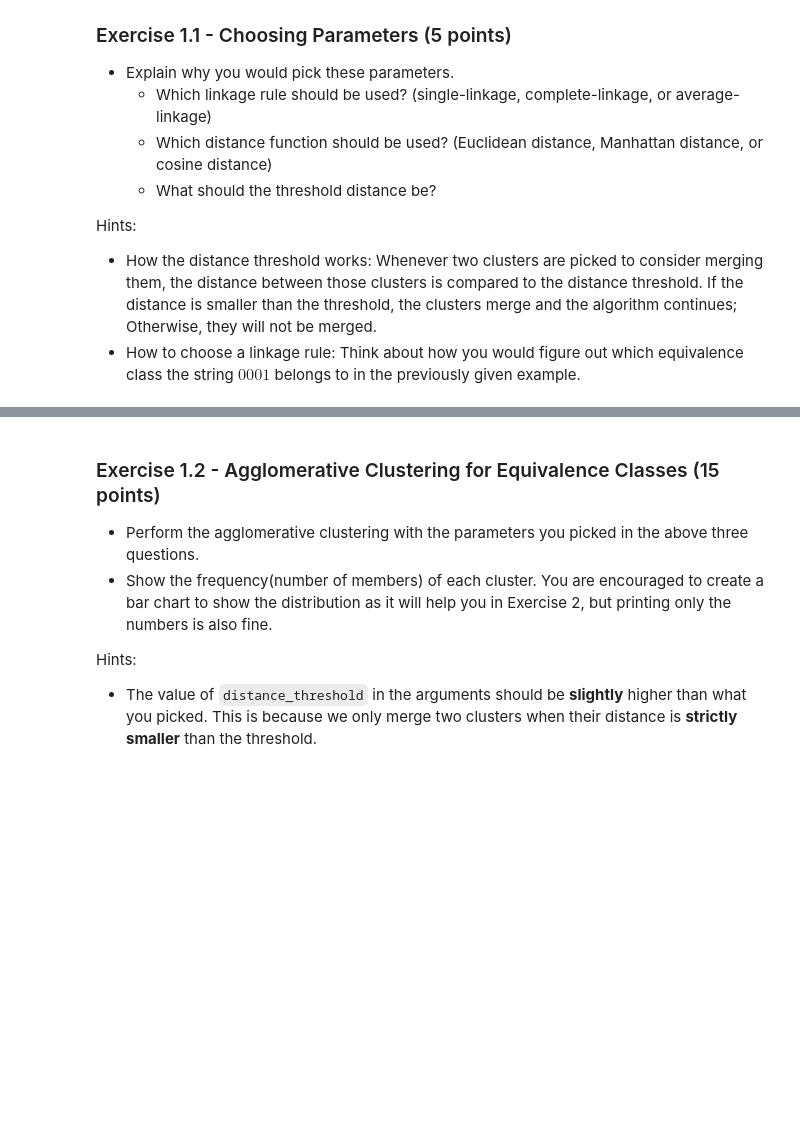
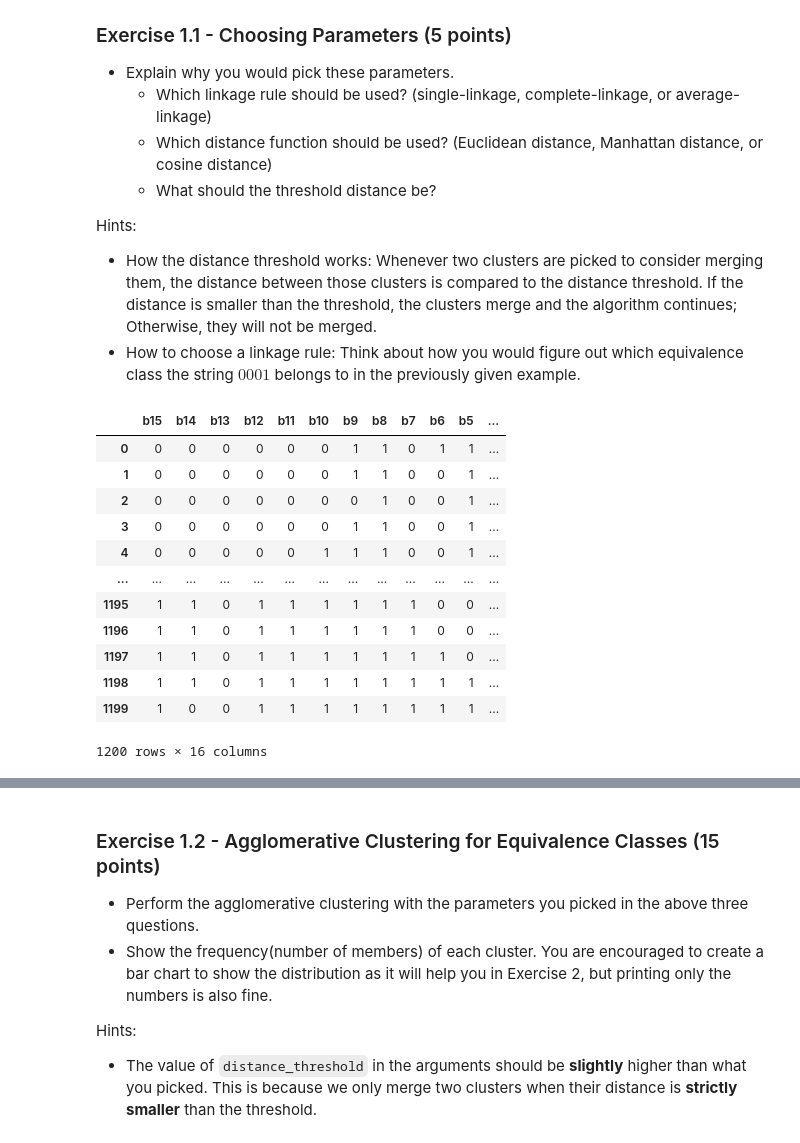
Before and after one commit to rijanowitz/cse151a-hw3, a Jupyter notebook: Clustering_and_Dimensional_Reduction.ipynb, the cells around one changed output, grey strips where cells are left out. Saved outputs shown, nothing was run; the diff lists cells and outputs as text; code cells hidden in the pictures; blank space fills up the shorter version.

```diff
--- a/Clustering_and_Dimensional_Reduction.ipynb
+++ b/Clustering_and_Dimensional_Reduction.ipynb
@@ -65,4 +73,20 @@ Hints:
 # %%
 import pandas as pd
 import numpy as np
 df = pd.read_csv('./hw3/bitstrings.csv') # change filename location based on your setup
+
+df
+# %% [output]
+|  | b15 | b14 | b13 | b12 | b11 | b10 | b9 | b8 | b7 | b6 | b5 | ... |
+| 0 | 0 | 0 | 0 | 0 | 0 | 0 | 1 | 1 | 0 | 1 | 1 | ... |
+| 1 | 0 | 0 | 0 | 0 | 0 | 0 | 1 | 1 | 0 | 0 | 1 | ... |
+| 2 | 0 | 0 | 0 | 0 | 0 | 0 | 0 | 1 | 0 | 0 | 1 | ... |
+| 3 | 0 | 0 | 0 | 0 | 0 | 0 | 1 | 1 | 0 | 0 | 1 | ... |
+| 4 | 0 | 0 | 0 | 0 | 0 | 1 | 1 | 1 | 0 | 0 | 1 | ... |
+| ... | ... | ... | ... | ... | ... | ... | ... | ... | ... | ... | ... | ... |
+| 1195 | 1 | 1 | 0 | 1 | 1 | 1 | 1 | 1 | 1 | 0 | 0 | ... |
+| 1196 | 1 | 1 | 0 | 1 | 1 | 1 | 1 | 1 | 1 | 0 | 0 | ... |
+| 1197 | 1 | 1 | 0 | 1 | 1 | 1 | 1 | 1 | 1 | 1 | 0 | ... |
+| 1198 | 1 | 1 | 0 | 1 | 1 | 1 | 1 | 1 | 1 | 1 | 1 | ... |
+| 1199 | 1 | 0 | 0 | 1 | 1 | 1 | 1 | 1 | 1 | 1 | 1 | ... |
+1200 rows × 16 columns
```
Also changed, not shown: parts of 2 cells of this notebook.
